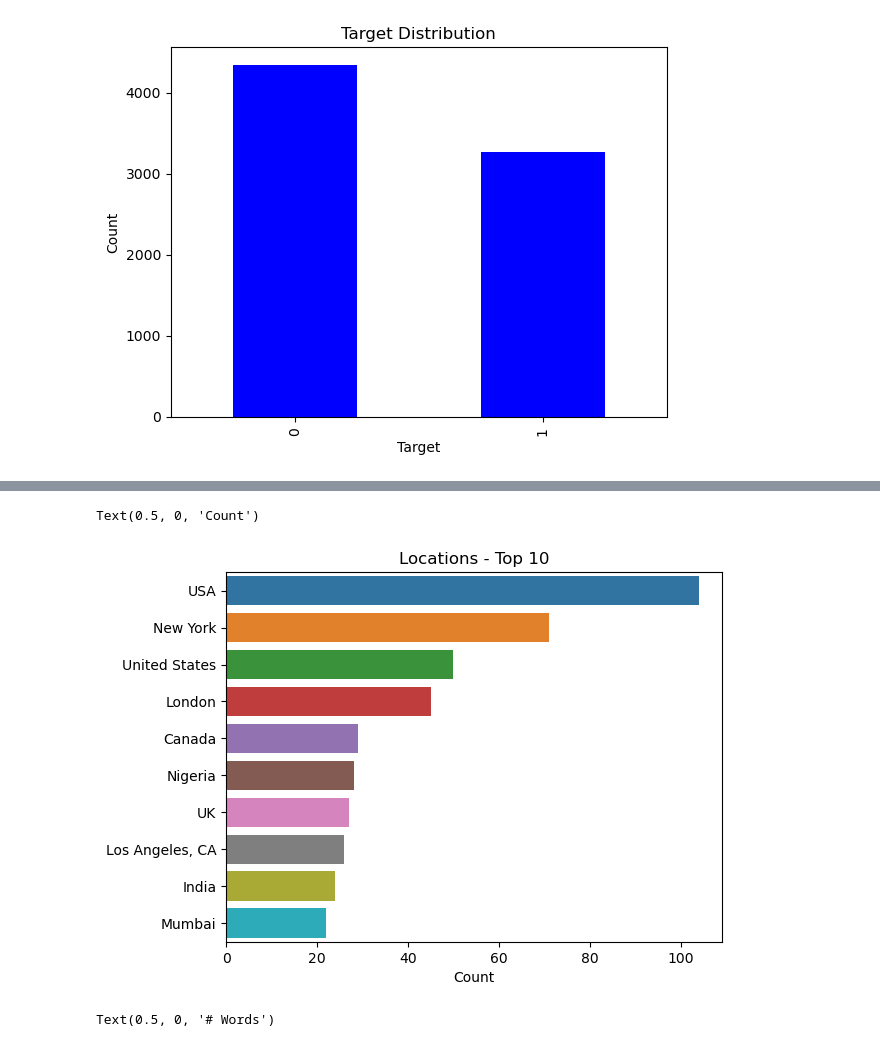
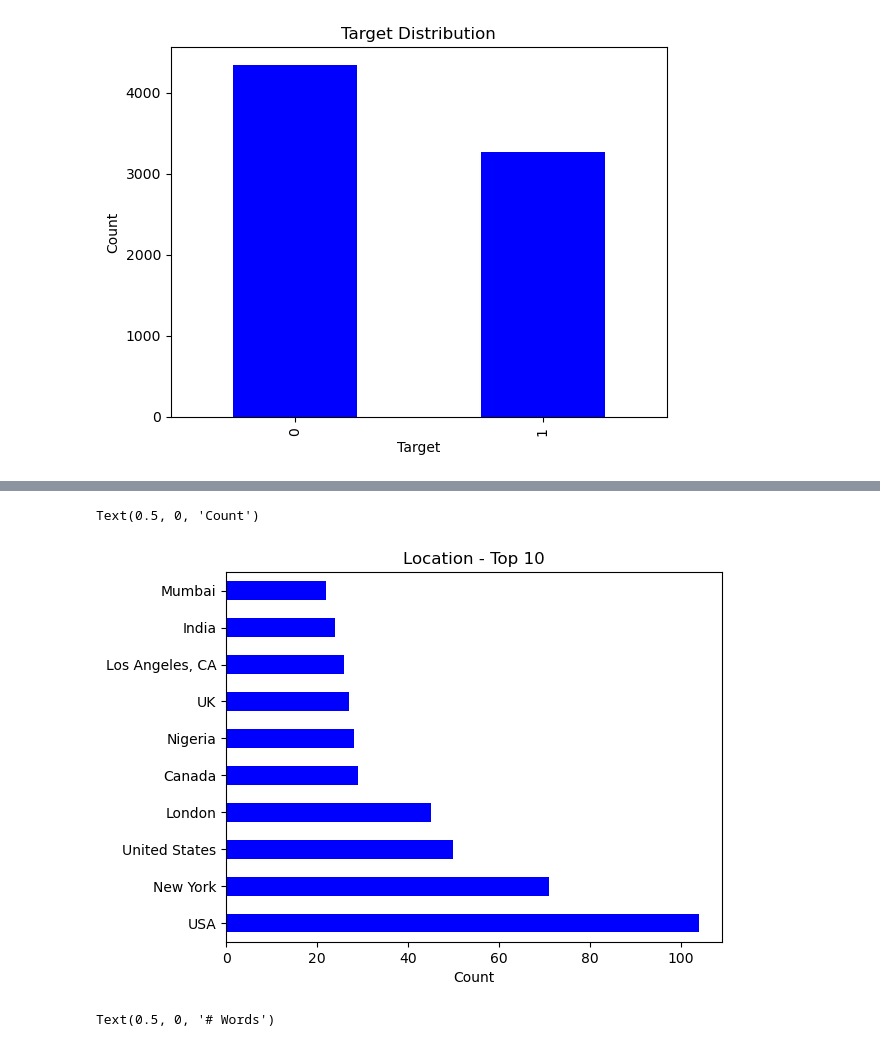
Before and after one commit to nagyszeru/DTSA-5511-NLP, a Jupyter notebook: uoc-nlp.ipynb, the cells around one changed output, grey strips where cells are left out. Saved outputs shown, nothing was run; the diff lists cells and outputs as text; code cells hidden in the pictures.

```diff
--- a/uoc-nlp.ipynb
+++ b/uoc-nlp.ipynb
@@ -100,11 +99,10 @@ Text(0.5, 0, 'Count')
 # %%
-val=train_data['location'].value_counts()[:10]
-sns.barplot(x=val,y=val.index)
-plt.title("Locations - Top 10")
+train_data['location'].value_counts()[:10].plot(kind='barh', color='blue')
+plt.title("Location - Top 10")
 plt.xlabel("Count")
 # %% [output]
 Text(0.5, 0, 'Count')
-[figure, old version]
+[figure, new version]
 # %%
 text_length = train_data[train_data['target']==1]['text'].str.split().map(lambda x: len(x))
 fig,(ax1,ax2) = plt.subplots(1,2,figsize=(10,5))
```
Also changed, not shown: parts of 7 cells of this notebook.
